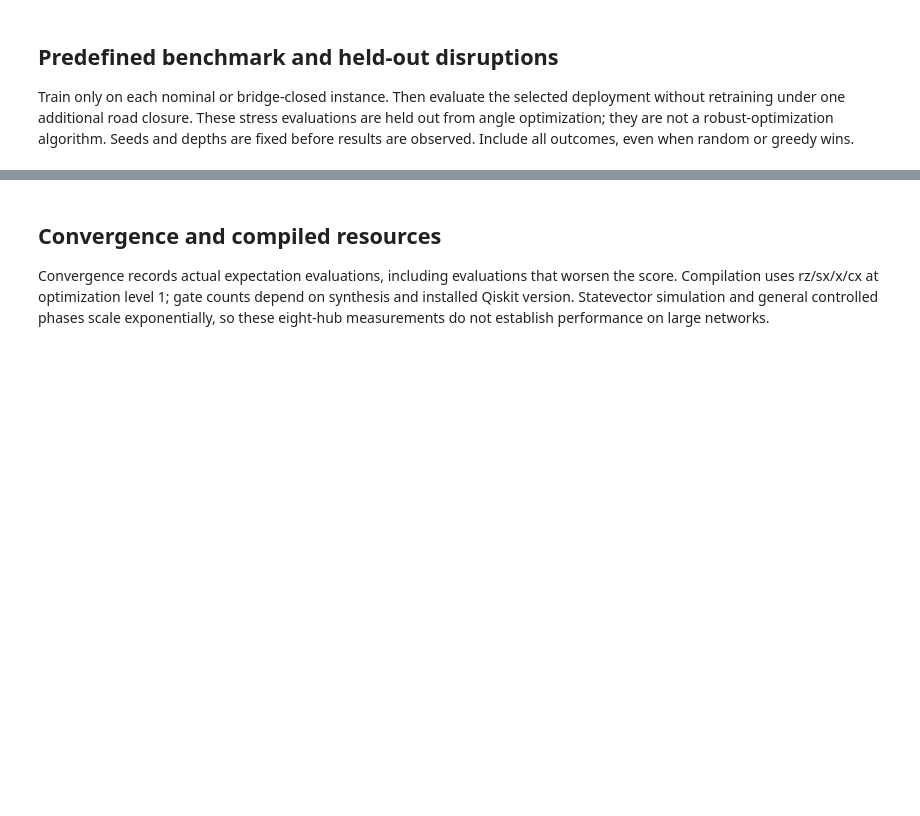
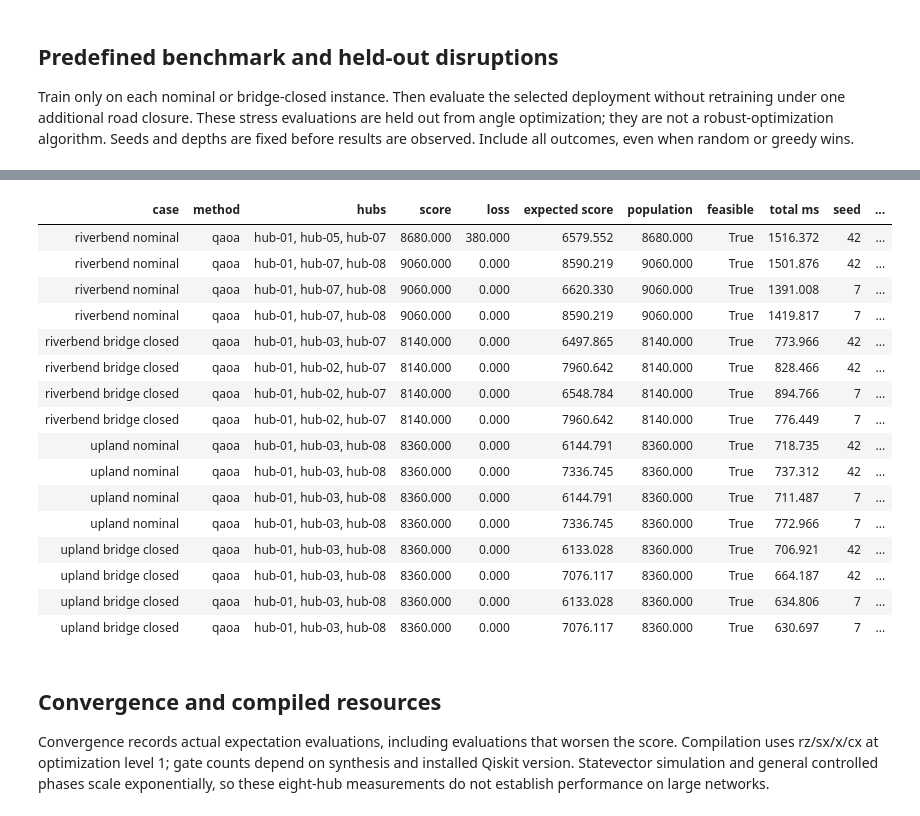
Before and after one commit to dsnothing/Quantum-Hackathon, a Jupyter notebook: output/ReliefGrid_Submission.ipynb, the cells around one changed output, grey strips where cells are left out. Cells and saved outputs as stored; diff of their text form; code cells hidden in the pictures; blank space fills up the shorter version.

```diff
--- a/output/ReliefGrid_Submission.ipynb
+++ b/output/ReliefGrid_Submission.ipynb
@@ -118,6 +118,8 @@ class QaoaOptions(Contract):
     shots: int = Field(default=512, ge=1, le=8192)
     maxEvaluations: int = Field(default=40, ge=1, le=300)
     starts: int = Field(default=1, ge=1, le=4)
+    phaseScale: float = Field(default=1, ge=1, le=20)
+    warmStartGreedy: bool = False
 
 
 class PlanningRequest(Contract):
@@ -982,3 +1040,41 @@ show_table(stress_rows)
+# %%
+warm_rows, warm_runs = [], []
+for sid in ("riverbend", "upland"):
+    warm_scenario = load_scenario(sid)
+    warm_bridge = next(edge.id for edge in warm_scenario.edges if "bridge" in edge.id)
+    for closures in ((), (warm_bridge,)):
+        for seed in (42, 7):
+            base_request = request_for(warm_scenario, closures, seed)
+            problem = prepare_problem(warm_scenario, base_request)
+            exact = solve_exact(problem, base_request)
+            for warm in (False, True):
+                options = base_request.qaoa.model_copy(update={"warmStartGreedy": warm})
+                req = base_request.model_copy(update={"qaoa": options})
+                result = solve_qaoa(problem, req)
+                assert evaluate_plan(problem, result.selectedHubIds)["weightedCoverage"] == result.weightedCoverage
+                row = result_row(sid + (" bridge closed" if closures else " nominal"), result, exact.weightedCoverage)
+                row.update({"seed": seed, "initialization": "greedy" if warm else "first-k"})
+                warm_rows.append(row)
+                warm_runs.append({"request": req.model_dump(mode="json"), "result": result.model_dump(mode="json")})
+show_table(warm_rows)
+# %% [output]
+| case | method | hubs | score | loss | expected score | population | feasible | total ms | seed | ... |
+| riverbend nominal | qaoa | hub-01, hub-05, hub-07 | 8680.000 | 380.000 | 6579.552 | 8680.000 | True | 1516.372 | 42 | ... |
+| riverbend nominal | qaoa | hub-01, hub-07, hub-08 | 9060.000 | 0.000 | 8590.219 | 9060.000 | True | 1501.876 | 42 | ... |
+| riverbend nominal | qaoa | hub-01, hub-07, hub-08 | 9060.000 | 0.000 | 6620.330 | 9060.000 | True | 1391.008 | 7 | ... |
+| riverbend nominal | qaoa | hub-01, hub-07, hub-08 | 9060.000 | 0.000 | 8590.219 | 9060.000 | True | 1419.817 | 7 | ... |
+| riverbend bridge closed | qaoa | hub-01, hub-03, hub-07 | 8140.000 | 0.000 | 6497.865 | 8140.000 | True | 773.966 | 42 | ... |
+| riverbend bridge closed | qaoa | hub-01, hub-02, hub-07 | 8140.000 | 0.000 | 7960.642 | 8140.000 | True | 828.466 | 42 | ... |
+| riverbend bridge closed | qaoa | hub-01, hub-02, hub-07 | 8140.000 | 0.000 | 6548.784 | 8140.000 | True | 894.766 | 7 | ... |
+| riverbend bridge closed | qaoa | hub-01, hub-02, hub-07 | 8140.000 | 0.000 | 7960.642 | 8140.000 | True | 776.449 | 7 | ... |
+| upland nominal | qaoa | hub-01, hub-03, hub-08 | 8360.000 | 0.000 | 6144.791 | 8360.000 | True | 718.735 | 42 | ... |
+| upland nominal | qaoa | hub-01, hub-03, hub-08 | 8360.000 | 0.000 | 7336.745 | 8360.000 | True | 737.312 | 42 | ... |
+| upland nominal | qaoa | hub-01, hub-03, hub-08 | 8360.000 | 0.000 | 6144.791 | 8360.000 | True | 711.487 | 7 | ... |
+| upland nominal | qaoa | hub-01, hub-03, hub-08 | 8360.000 | 0.000 | 7336.745 | 8360.000 | True | 772.966 | 7 | ... |
+| upland bridge closed | qaoa | hub-01, hub-03, hub-08 | 8360.000 | 0.000 | 6133.028 | 8360.000 | True | 706.921 | 42 | ... |
+| upland bridge closed | qaoa | hub-01, hub-03, hub-08 | 8360.000 | 0.000 | 7076.117 | 8360.000 | True | 664.187 | 42 | ... |
+| upland bridge closed | qaoa | hub-01, hub-03, hub-08 | 8360.000 | 0.000 | 6133.028 | 8360.000 | True | 634.806 | 7 | ... |
+| upland bridge closed | qaoa | hub-01, hub-03, hub-08 | 8360.000 | 0.000 | 7076.117 | 8360.000 | True | 630.697 | 7 | ... |
 # %% [markdown]
 ## Convergence and compiled resources
 Convergence records actual expectation evaluations, including evaluations that worsen the score. Compilation uses rz/sx/x/cx at optimization level 1; gate counts depend on synthesis and installed Qiskit version. Statevector simulation and general controlled phases scale exponentially, so these eight-hub measurements do not establish performance on large networks.
```
Also changed, not shown: parts of 7 cells of this notebook, 26 other files.
